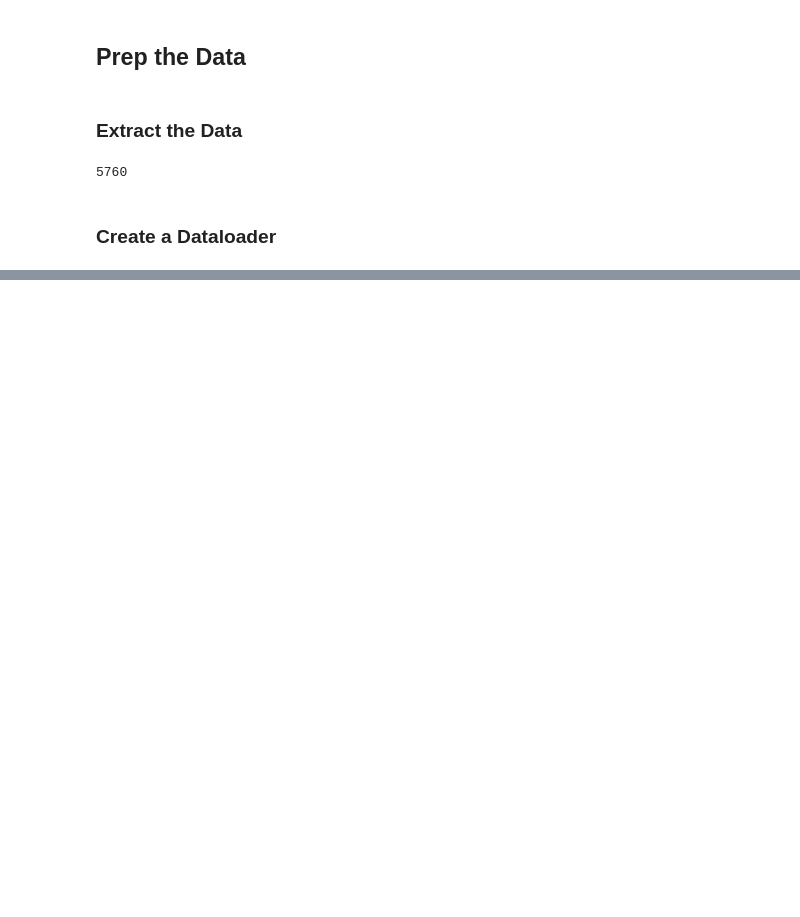
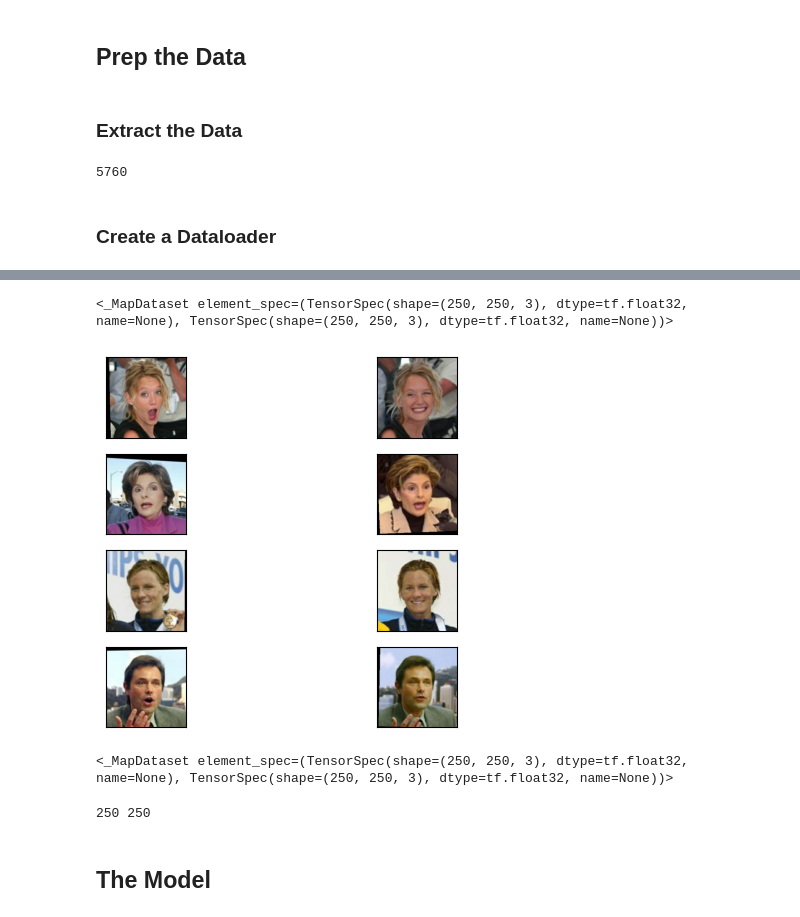
Before and after one commit to Pharvy-U/Facial_Recognition_Siamese, a Jupyter notebook: siamese_model.ipynb, the cells around one changed output, grey strips where cells are left out. Cells and saved outputs as stored; diff of their text form; code cells hidden in the pictures; blank space fills up the shorter version.

Commit message:
Problem with model

```diff
--- a/siamese_model.ipynb
+++ b/siamese_model.ipynb
@@ -72,0 +88,44 @@ len(os.listdir(data_dir))
+# %%
+def label_image(path):
+  return tf.strings.split(path, os.path.sep)[-2] #path.split('/')[-2]
+# %%
+
+def process(path):
+  label = label_image(path)
+  img = tf.io.read_file(path)
+  img = tf.image.decode_jpeg(img, channels=3)
+  # img = tf.image.convert_image_dtype(img, tf.float32)
+  img = img/255
+  img = tf.image.resize(img, (250, 250))
+
+  return img, label
+# %%
+def process_pair(X1_path, X2_path):
+  # we don't need the label in our workflow, but its good to know we have them.
+
+  x1_img, x2_label = process(X1_path)
+  x2_img, x2_label = process(X2_path)
+
+  return x1_img, x2_img
+# %%
+dataset = dataset.map(process_pair)
+# %%
+dataset
+# %% [output]
+<_MapDataset element_spec=(TensorSpec(shape=(250, 250, 3), dtype=tf.float32, name=None), TensorSpec(shape=(250, 250, 3), dtype=tf.float32, name=None))>
+# %%
+## Test it out (run this block multiple times to see multiple combinations)
+
+fig, axes = plt.subplots(4, 2)
+
+for (x1_img, x2_img), ax in zip(dataset.shuffle(200).take(4).as_numpy_iterator(), axes):
+  # print('X1: ', x1_img.dtype)
+  # print('X2: ', x2_img.dtype)
+  ax[0].get_xaxis().set_visible(False)
+  ax[0].get_yaxis().set_visible(False)
+  ax[1].get_xaxis().set_visible(False)
+  ax[1].get_yaxis().set_visible(False)
+  ax[0].imshow(x1_img)
+  ax[1].imshow(x2_img)
+# %% [output]
+[figure, added]
@@ -72,0 +139,4 @@ len(os.listdir(data_dir))
+# %%
+dataset
+# %% [output]
+<_MapDataset element_spec=(TensorSpec(shape=(250, 250, 3), dtype=tf.float32, name=None), TensorSpec(shape=(250, 250, 3), dtype=tf.float32, name=None))>
@@ -72,0 +153,9 @@ len(os.listdir(data_dir))
+# %%
+# Let's confirm the data_generator
+
+for data in train_dataset.take(1).as_numpy_iterator():
+  print(len(data[0][0]), len(data[0][1]))
+# %% [output]
+250 250
+# %% [markdown]
+## The Model
```
Also changed, not shown: parts of 24 cells of this notebook.
